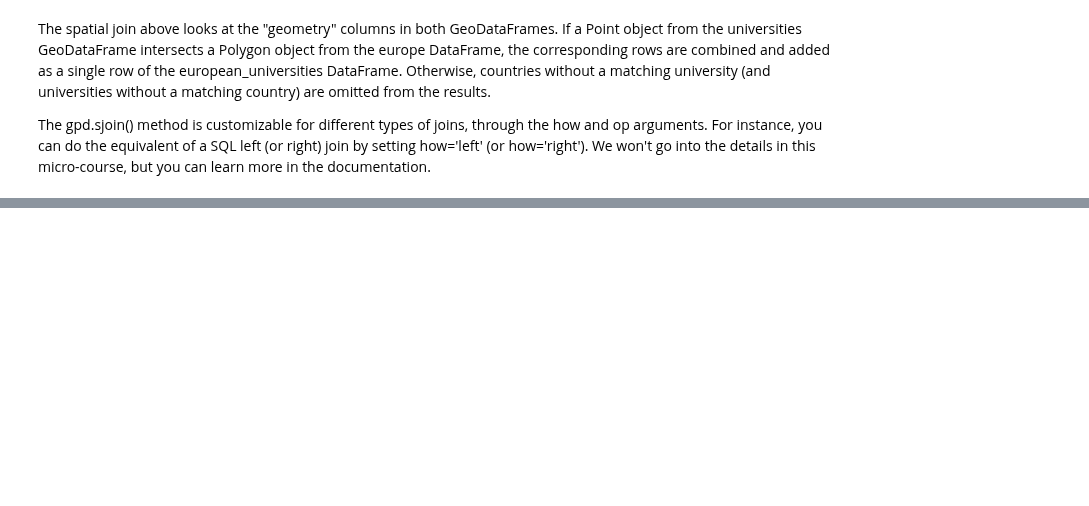
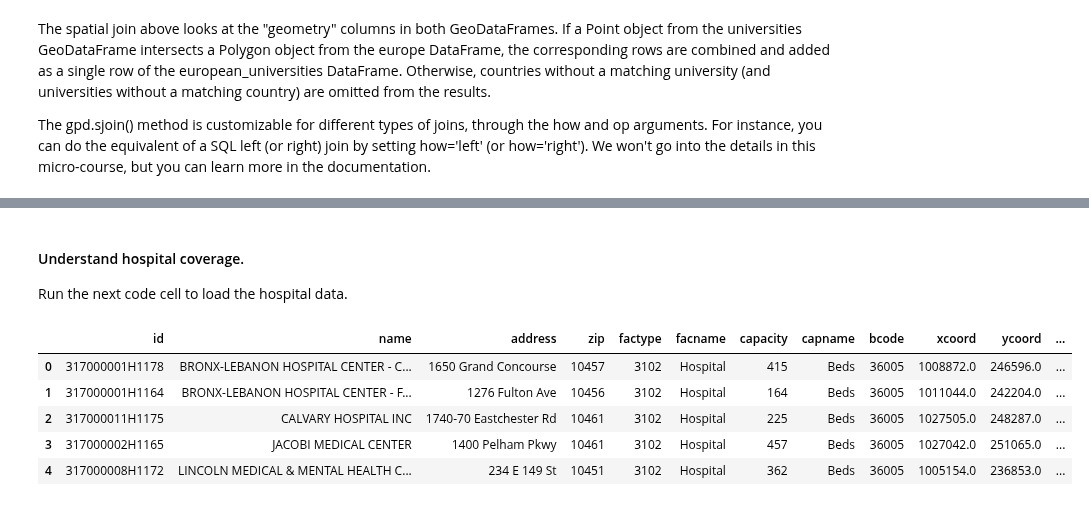
Before and after one commit to rsouza/FGV_Intro_DS, a Jupyter notebook: notebooks/Tasks_Mapping_Geopandas.ipynb, the cells around one changed output, grey strips where cells are left out. Cells and saved outputs as stored; diff of their text form; code cells hidden in the pictures; blank space fills up the shorter version.

```diff
--- a/notebooks/Tasks_Mapping_Geopandas.ipynb
+++ b/notebooks/Tasks_Mapping_Geopandas.ipynb
@@ -1169,0 +1517,14 @@ The gpd.sjoin() method is customizable for different types of joins, through the
+# %% [markdown]
+#### Understand hospital coverage.
+
+Run the next code cell to load the hospital data.
+# %%
+hospitals = gpd.read_file("../datasets/Miscellaneous/geospatial-learn-course-data/nyu_2451_34494/nyu_2451_34494.shp")
+hospitals.head()
+# %% [output]
+|  | id | name | address | zip | factype | facname | capacity | capname | bcode | xcoord | ycoord | ... |
+| 0 | 317000001H1178 | BRONX-LEBANON HOSPITAL CENTER - C... | 1650 Grand Concourse | 10457 | 3102 | Hospital | 415 | Beds | 36005 | 1008872.0 | 246596.0 | ... |
+| 1 | 317000001H1164 | BRONX-LEBANON HOSPITAL CENTER - F... | 1276 Fulton Ave | 10456 | 3102 | Hospital | 164 | Beds | 36005 | 1011044.0 | 242204.0 | ... |
+| 2 | 317000011H1175 | CALVARY HOSPITAL INC | 1740-70 Eastchester Rd | 10461 | 3102 | Hospital | 225 | Beds | 36005 | 1027505.0 | 248287.0 | ... |
+| 3 | 317000002H1165 | JACOBI MEDICAL CENTER | 1400 Pelham Pkwy | 10461 | 3102 | Hospital | 457 | Beds | 36005 | 1027042.0 | 251065.0 | ... |
+| 4 | 317000008H1172 | LINCOLN MEDICAL & MENTAL HEALTH C... | 234 E 149 St | 10451 | 3102 | Hospital | 362 | Beds | 36005 | 1005154.0 | 236853.0 | ... |
```
Also changed, not shown: parts of 81 cells of this notebook, 1 other file.
